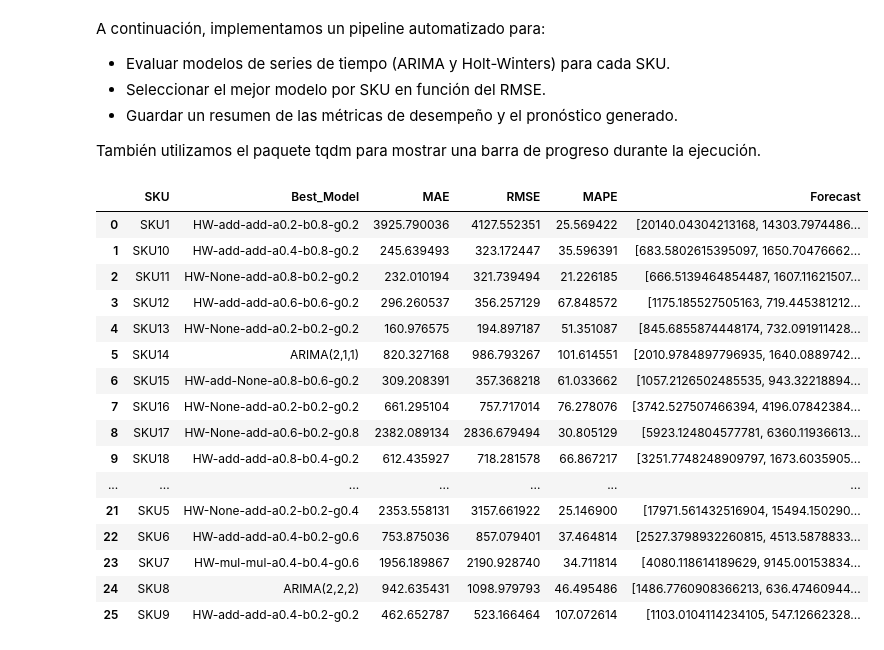
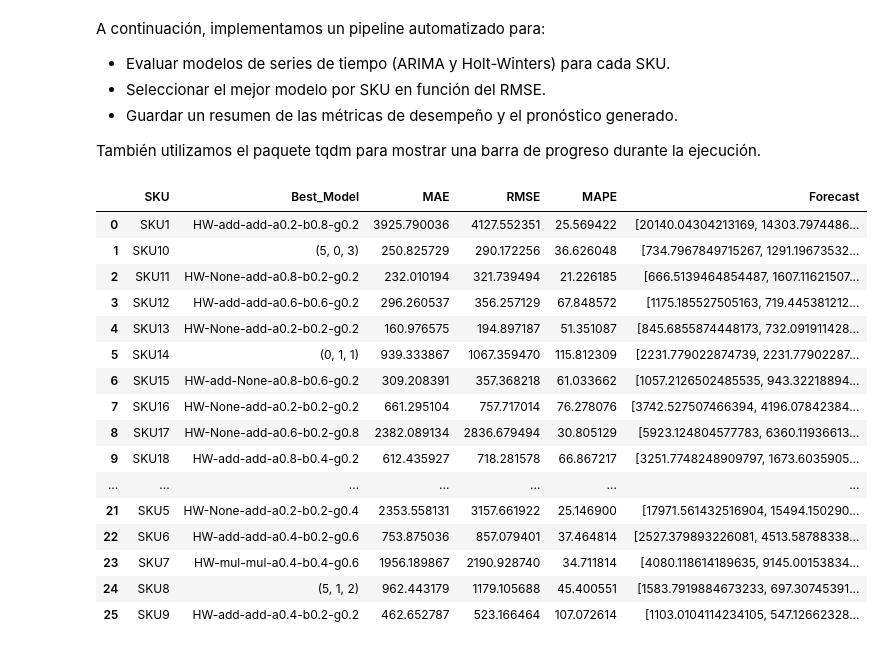
Before and after one commit to JhonattanReales21/innv_tec_1_icesi, a Jupyter notebook: notebooks/Evaluacion_modelos_st.ipynb, the cells around one changed output. Drawn from its saved outputs; the diff is of its cells as text; code cells hidden in the pictures.

```diff
--- a/notebooks/Evaluacion_modelos_st.ipynb
+++ b/notebooks/Evaluacion_modelos_st.ipynb
@@ -164,32 +164,36 @@ df
 7514 rows × 3 columns
 # %%
 ### Grafico de series de tiempo para todos los SKU (ultimos 60 dias)
-# ----
+
+# Asegurar que la columna Fecha tenga tipo datetime
+df["Fecha"] = pd.to_datetime(df["Fecha"], errors="coerce")
 
 # Calcular la fecha límite: últimos 60 días desde la fecha máxima
 fecha_max = df["Fecha"].max()
 fecha_min = fecha_max - pd.Timedelta(days=59)
 
 # Filtrar el DataFrame a los últimos 60 días
-df_ultimos_60 = df[df["Fecha"].between(fecha_min, fecha_max)]
+df_ultimos_60 = df[df["Fecha"].between(fecha_min, fecha_max)].copy()
 
+# Eliminar filas con datos faltantes
+df_ultimos_60 = df_ultimos_60.dropna(subset=["Fecha", "Pedidos"])
+
+# Asegurarse de que Pedidos sea numérico
+df_ultimos_60["Pedidos"] = pd.to_numeric(df_ultimos_60["Pedidos"], errors="coerce")
+
+# Graficar
 plt.figure(figsize=(15, 7))
 
-# Graficar cada serie de tiempo por SKU
 for sku in df_ultimos_60["SKU"].unique():
     datos_sku = df_ultimos_60[df_ultimos_60["SKU"] == sku]
-    plt.plot(datos_sku["Fecha"], datos_sku["Pedidos"], label=sku, linewidth=1)
+    plt.plot(datos_sku["Fecha"].values, datos_sku["Pedidos"].values, label=sku, linewidth=1)
 
 # Títulos y etiquetas
 plt.title("Series de Tiempo (Últimos 60 días) por SKU")
 plt.xlabel("Fecha")
 plt.ylabel("Pedidos")
-plt.legend(
-    title="SKU", bbox_to_anchor=(1.05, 1), loc="upper left"
-)  # Mueve la leyenda fuera del gráfico
+plt.legend(title="SKU", bbox_to_anchor=(1.05, 1), loc="upper left")  # Leyenda afuera
 plt.tight_layout()
 plt.grid(True)
-
-# Mostrar la gráfica
 plt.show()
 # %% [output]
@@ -505,7 +520,7 @@ def run_full_forecast_pipeline(df, seasonal_periods=7):
         results = []  # Lista para guardar los resultados de los modelos evaluados
 
         # --- Modelo ARIMA ---
-        arima_result = evaluate_arima(train, test)
+        arima_result = evaluate_auto_arima(train, test)
         if arima_result:
             results.append(arima_result)  # Guarda resultado si fue exitoso
 
@@ -521,48 +536,48 @@ def run_full_forecast_pipeline(df, seasonal_periods=7):
         )  # Toma el mejor modelo
 
         # Si hay al menos un resultado válido, guarda el resumen
         if best_result:
             forecast_results.append(
                 {
                     "SKU": sku,
                     "Best_Model": best_result[
                         "model"
                     ],  # Nombre/configuración del mejor modelo
                     "MAE": best_result["mae"],
                     "RMSE": best_result["rmse"],
                     "MAPE": best_result["mape"],
                     "Forecast": best_result[
                         "forecast"
                     ],  # Lista de valores pronosticados
                 }
             )
 
     # Devuelve un DataFrame con los resultados para todos los SKUs
     return pd.DataFrame(forecast_results)
 
 
 # Ejecutar el pipeline completo
 df_forecast_summary = run_full_forecast_pipeline(df_cleaned)
 
 # Mostrar resultados
 df_forecast_summary.head(100)
 # %% [output]
 |  | SKU | Best_Model | MAE | RMSE | MAPE | Forecast |
-| 0 | SKU1 | HW-add-add-a0.2-b0.8-g0.2 | 3925.790036 | 4127.552351 | 25.569422 | [20140.04304213168, 14303.7974486... |
-| 1 | SKU10 | HW-add-add-a0.4-b0.8-g0.2 | 245.639493 | 323.172447 | 35.596391 | [683.5802615395097, 1650.70476662... |
+| 0 | SKU1 | HW-add-add-a0.2-b0.8-g0.2 | 3925.790036 | 4127.552351 | 25.569422 | [20140.04304213169, 14303.7974486... |
+| 1 | SKU10 | (5, 0, 3) | 250.825729 | 290.172256 | 36.626048 | [734.7967849715267, 1291.19673532... |
 | 2 | SKU11 | HW-None-add-a0.8-b0.2-g0.2 | 232.010194 | 321.739494 | 21.226185 | [666.5139464854487, 1607.11621507... |
 | 3 | SKU12 | HW-add-add-a0.6-b0.6-g0.2 | 296.260537 | 356.257129 | 67.848572 | [1175.185527505163, 719.445381212... |
-| 4 | SKU13 | HW-None-add-a0.2-b0.2-g0.2 | 160.976575 | 194.897187 | 51.351087 | [845.6855874448174, 732.091911428... |
-| 5 | SKU14 | ARIMA(2,1,1) | 820.327168 | 986.793267 | 101.614551 | [2010.9784897796935, 1640.0889742... |
+| 4 | SKU13 | HW-None-add-a0.2-b0.2-g0.2 | 160.976575 | 194.897187 | 51.351087 | [845.6855874448173, 732.091911428... |
+| 5 | SKU14 | (0, 1, 1) | 939.333867 | 1067.359470 | 115.812309 | [2231.779022874739, 2231.77902287... |
 | 6 | SKU15 | HW-add-None-a0.8-b0.6-g0.2 | 309.208391 | 357.368218 | 61.033662 | [1057.2126502485535, 943.32218894... |
 | 7 | SKU16 | HW-None-add-a0.2-b0.2-g0.2 | 661.295104 | 757.717014 | 76.278076 | [3742.527507466394, 4196.07842384... |
-| 8 | SKU17 | HW-None-add-a0.6-b0.2-g0.8 | 2382.089134 | 2836.679494 | 30.805129 | [5923.124804577781, 6360.11936613... |
+| 8 | SKU17 | HW-None-add-a0.6-b0.2-g0.8 | 2382.089134 | 2836.679494 | 30.805129 | [5923.124804577783, 6360.11936613... |
 | 9 | SKU18 | HW-add-add-a0.8-b0.4-g0.2 | 612.435927 | 718.281578 | 66.867217 | [3251.7748248909797, 1673.6035905... |
 | ... | ... | ... | ... | ... | ... | ... |
 | 21 | SKU5 | HW-None-add-a0.2-b0.2-g0.4 | 2353.558131 | 3157.661922 | 25.146900 | [17971.561432516904, 15494.150290... |
-| 22 | SKU6 | HW-add-add-a0.4-b0.2-g0.6 | 753.875036 | 857.079401 | 37.464814 | [2527.3798932260815, 4513.5878833... |
-| 23 | SKU7 | HW-mul-mul-a0.4-b0.4-g0.6 | 1956.189867 | 2190.928740 | 34.711814 | [4080.118614189629, 9145.00153834... |
-| 24 | SKU8 | ARIMA(2,2,2) | 942.635431 | 1098.979793 | 46.495486 | [1486.7760908366213, 636.47460944... |
+| 22 | SKU6 | HW-add-add-a0.4-b0.2-g0.6 | 753.875036 | 857.079401 | 37.464814 | [2527.379893226081, 4513.58788338... |
+| 23 | SKU7 | HW-mul-mul-a0.4-b0.4-g0.6 | 1956.189867 | 2190.928740 | 34.711814 | [4080.118614189635, 9145.00153834... |
+| 24 | SKU8 | (5, 1, 2) | 962.443179 | 1179.105688 | 45.400551 | [1583.7919884673233, 697.30745391... |
 | 25 | SKU9 | HW-add-add-a0.4-b0.2-g0.2 | 462.652787 | 523.166464 | 107.072614 | [1103.0104114234105, 547.12662328... |
 # %%
 df_forecast_summary.to_excel(
```
Also changed, not shown: parts of 6 cells of this notebook.
